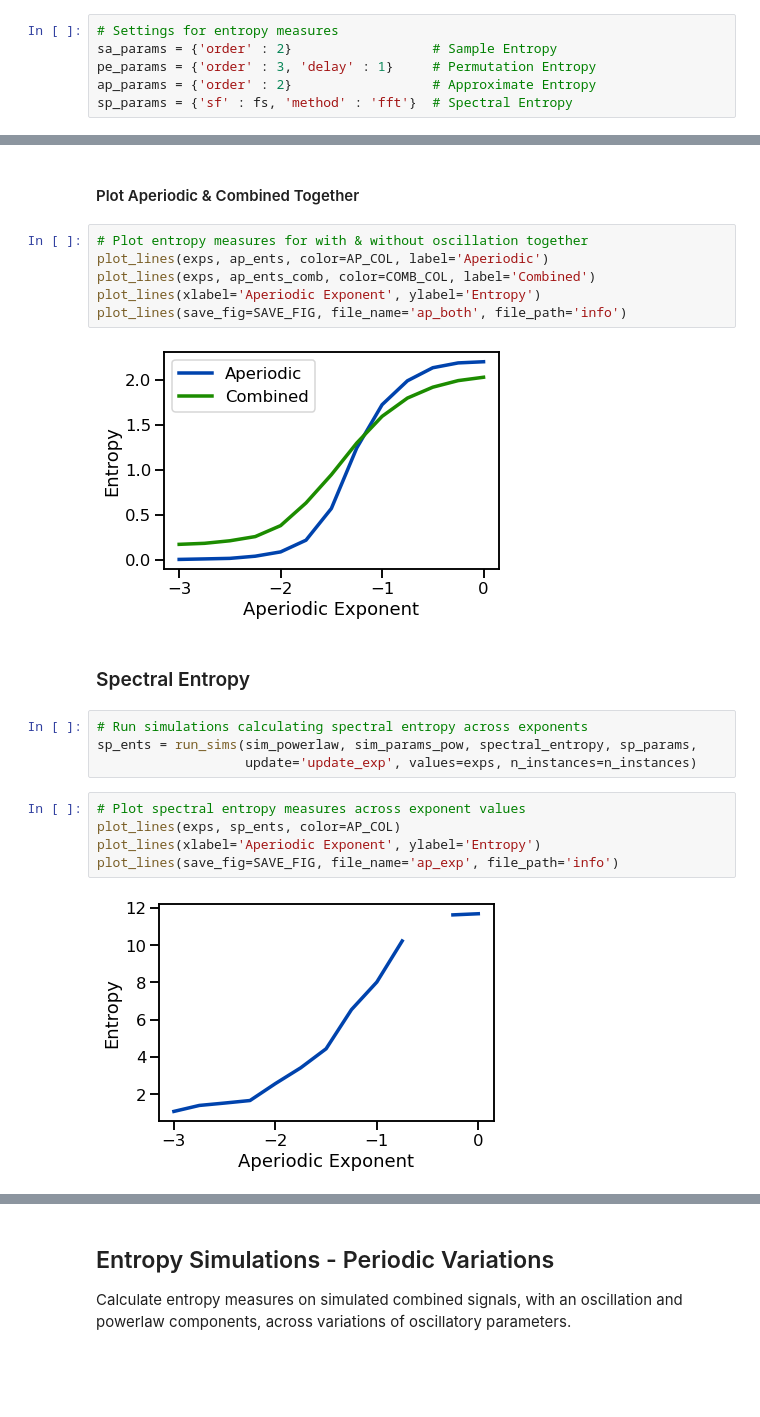
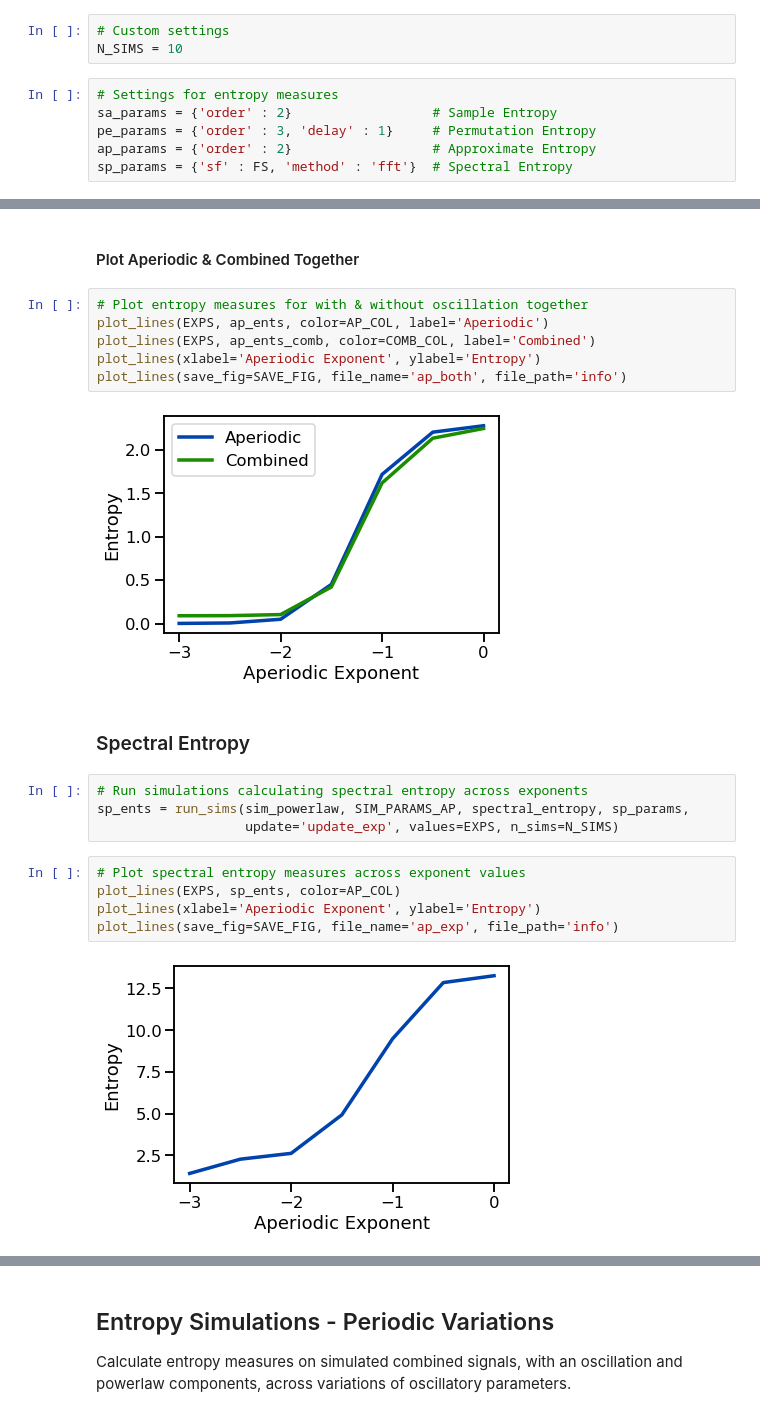
Before and after one commit to AperiodicMethods/AperiodicMethods, a Jupyter notebook: notebooks/1X-Information.ipynb, the cells around one changed output, grey strips where cells are left out. Saved outputs shown, nothing was run; the diff lists cells and outputs as text; blank space fills up the shorter version.

Commit message:
update notebooks to use settings

```diff
--- a/notebooks/1X-Information.ipynb
+++ b/notebooks/1X-Information.ipynb
@@ -54,9 +35,12 @@ pows = np.arange(0, 2, 0.1)
+# %%
+# Custom settings
+N_SIMS = 10
 # %%
 # Settings for entropy measures
 sa_params = {'order' : 2}                  # Sample Entropy
 pe_params = {'order' : 3, 'delay' : 1}     # Permutation Entropy
 ap_params = {'order' : 2}                  # Approximate Entropy
-sp_params = {'sf' : fs, 'method' : 'fft'}  # Spectral Entropy
+sp_params = {'sf' : FS, 'method' : 'fft'}  # Spectral Entropy
 # %%
 # Set the random seed
 set_random_seed(111)
@@ -207,24 +197,24 @@ plot_lines(save_fig=SAVE_FIG, file_name='ap_comb', file_path='info')
 #### Plot Aperiodic & Combined Together
 # %%
 # Plot entropy measures for with & without oscillation together
-plot_lines(exps, ap_ents, color=AP_COL, label='Aperiodic')
-plot_lines(exps, ap_ents_comb, color=COMB_COL, label='Combined')
+plot_lines(EXPS, ap_ents, color=AP_COL, label='Aperiodic')
+plot_lines(EXPS, ap_ents_comb, color=COMB_COL, label='Combined')
 plot_lines(xlabel='Aperiodic Exponent', ylabel='Entropy')
 plot_lines(save_fig=SAVE_FIG, file_name='ap_both', file_path='info')
 # %% [output]
-[figure, old version]
+[figure, new version]
 # %% [markdown]
 ### Spectral Entropy
 # %%
 # Run simulations calculating spectral entropy across exponents
-sp_ents = run_sims(sim_powerlaw, sim_params_pow, spectral_entropy, sp_params,
-                   update='update_exp', values=exps, n_instances=n_instances)
+sp_ents = run_sims(sim_powerlaw, SIM_PARAMS_AP, spectral_entropy, sp_params,
+                   update='update_exp', values=EXPS, n_sims=N_SIMS)
 # %%
 # Plot spectral entropy measures across exponent values
-plot_lines(exps, sp_ents, color=AP_COL)
+plot_lines(EXPS, sp_ents, color=AP_COL)
 plot_lines(xlabel='Aperiodic Exponent', ylabel='Entropy')
 plot_lines(save_fig=SAVE_FIG, file_name='ap_exp', file_path='info')
 # %% [output]
-[figure, old version]
+[figure, new version]
 # %%
 # Run simulations calculating spectral entropy across exponents, with an oscillation
```
Also changed, not shown: parts of 54 cells of this notebook.
